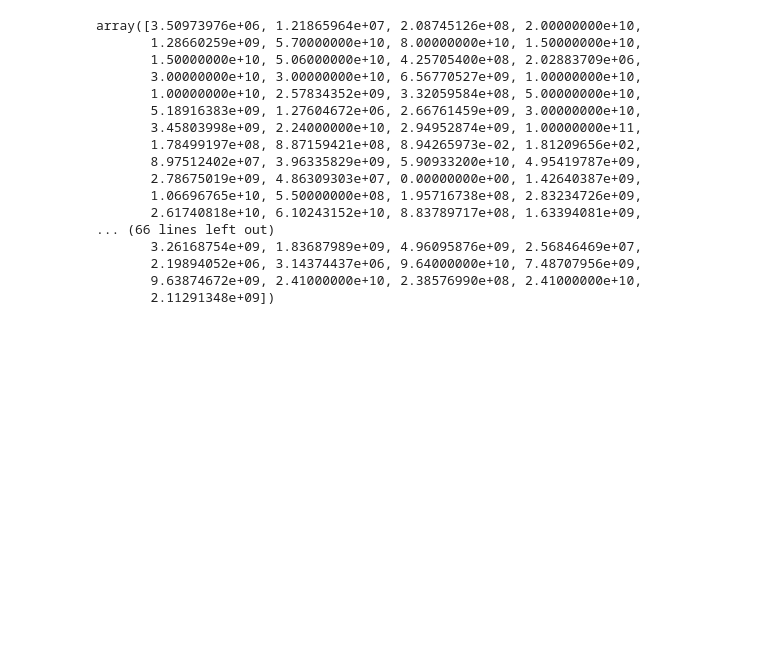
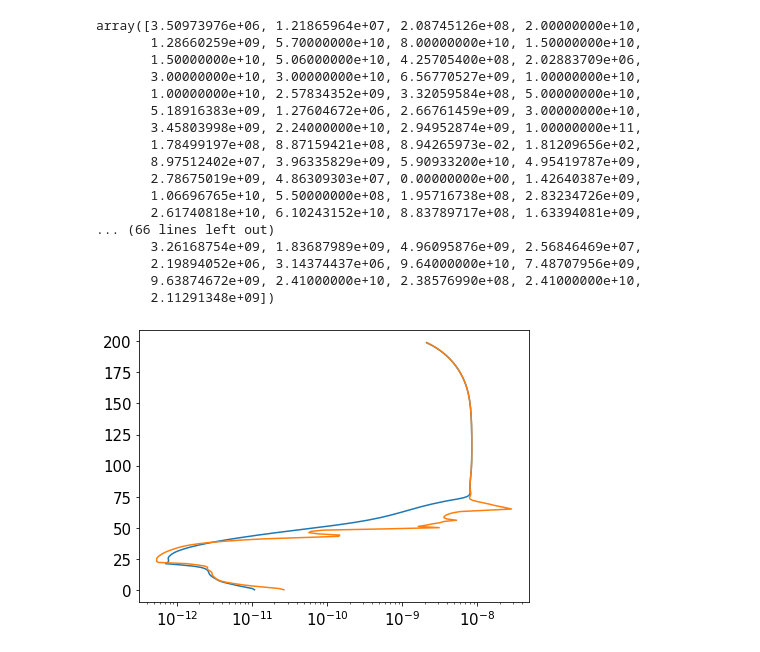
Before and after one commit to Nicholaswogan/photochem, a Jupyter notebook: random.ipynb, the cells around one changed output. Drawn from its saved outputs; the diff is of its cells as text; code cells hidden in the pictures; blank space fills up the shorter version.

```diff
--- a/random.ipynb
+++ b/random.ipynb
@@ -224,0 +228,16 @@ array([3.50973976e+06, 1.21865964e+07, 2.08745126e+08, 2.00000000e+10,
+# %%
+start = np.loadtxt('start.txt')
+end = np.loadtxt('end.txt')
+# %%
+plt.rcParams.update({'font.size': 15})
+fig,ax = plt.subplots(1,1,figsize=[7,5])
+
+ax.plot(start,range(len(start)))
+
+ax.plot(end,range(len(start)))
+
+
+ax.set_xscale('log')
+plt.show()
+# %% [output]
+[figure, added]
```
Also changed, not shown: parts of 21 cells of this notebook, 6 other files.
